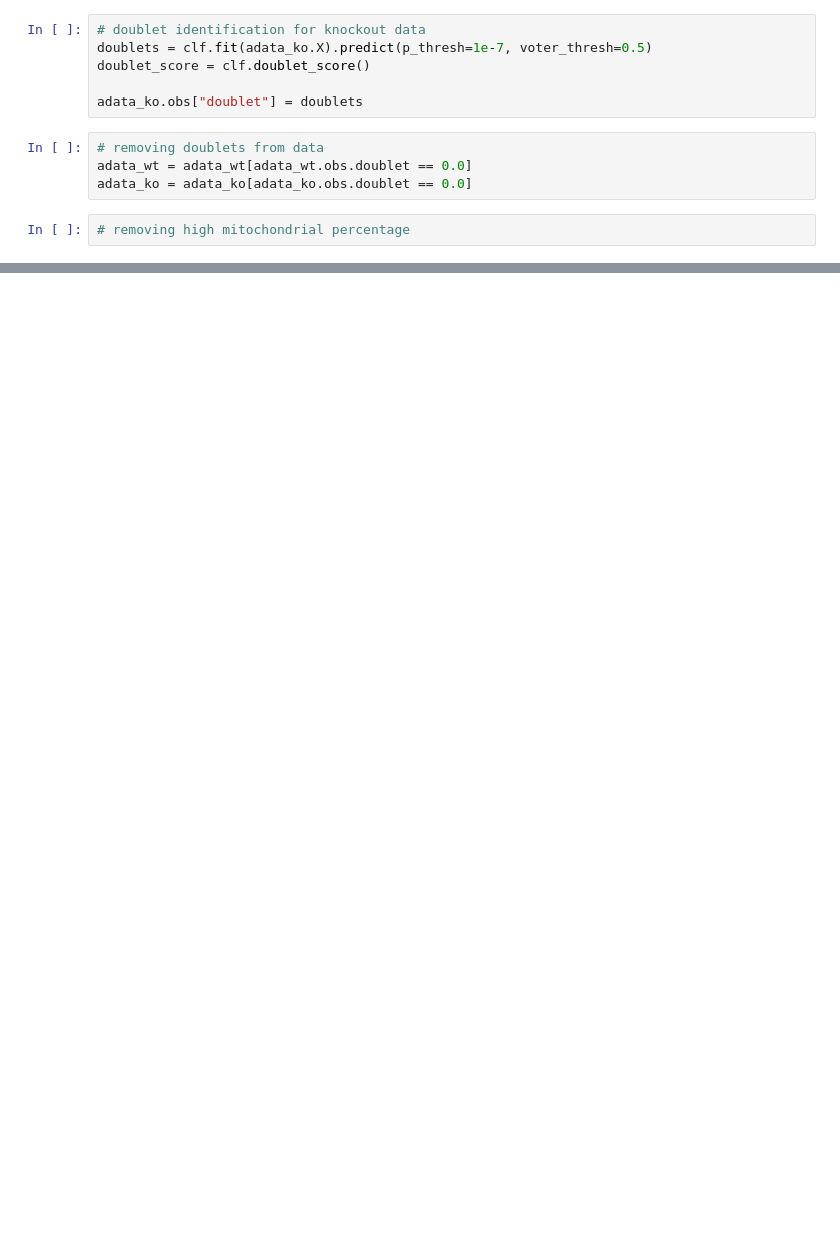
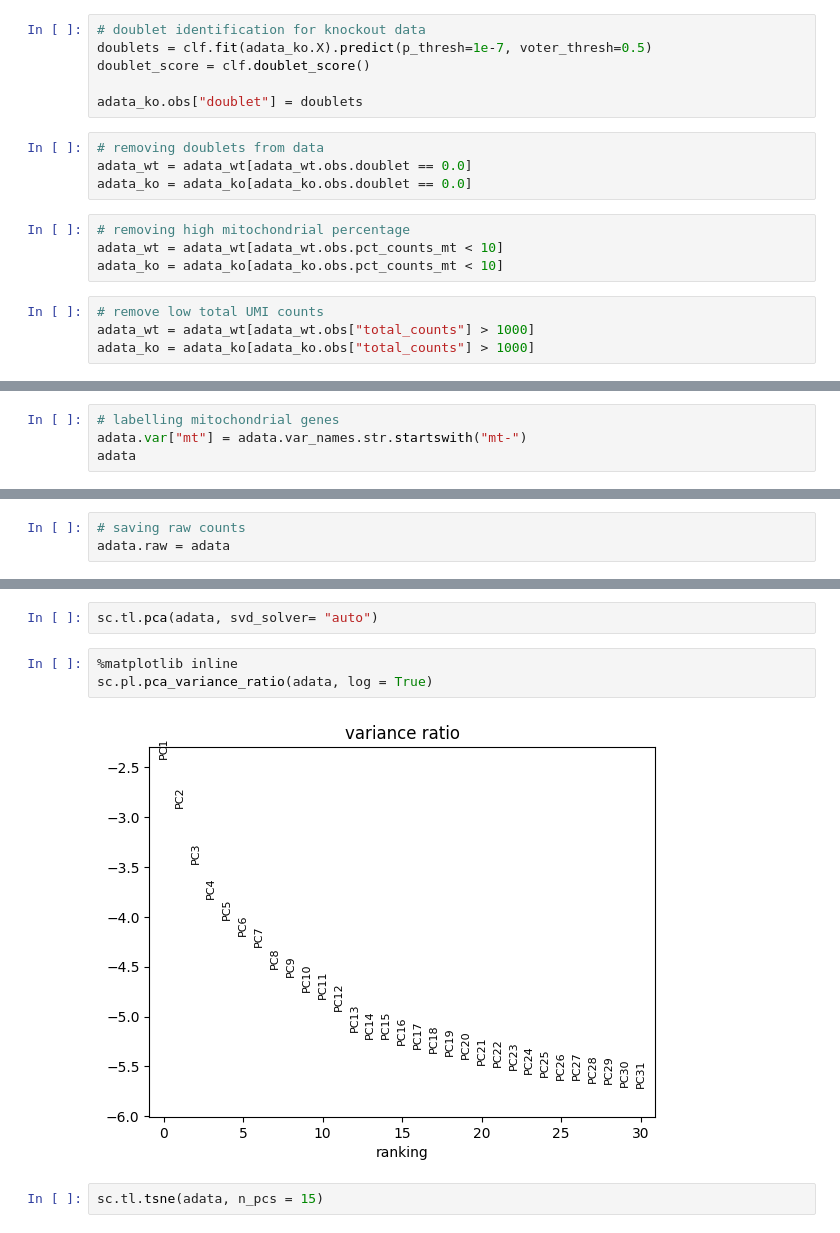
Before and after one commit to so0nho/GSE_176204, a Jupyter notebook: pan_et_al.ipynb, the cells around one changed output, grey strips where cells are left out. Cells and saved outputs as stored; diff of their text form; blank space fills up the shorter version.

```diff
--- a/pan_et_al.ipynb
+++ b/pan_et_al.ipynb
@@ -56,4 +65,10 @@ adata_wt = adata_wt[adata_wt.obs.doublet == 0.0]
 adata_ko = adata_ko[adata_ko.obs.doublet == 0.0]
 # %%
 # removing high mitochondrial percentage
+adata_wt = adata_wt[adata_wt.obs.pct_counts_mt < 10]
+adata_ko = adata_ko[adata_ko.obs.pct_counts_mt < 10]
+# %%
+# remove low total UMI counts
+adata_wt = adata_wt[adata_wt.obs["total_counts"] > 1000]
+adata_ko = adata_ko[adata_ko.obs["total_counts"] > 1000]
 # %%
@@ -68,0 +81,4 @@ AnnData object with n_obs × n_vars = 4520 × 31053
+# %%
+# labelling mitochondrial genes
+adata.var["mt"] = adata.var_names.str.startswith("mt-")
+adata
@@ -68,0 +106,3 @@ AnnData object with n_obs × n_vars = 4520 × 31053
+# %%
+# saving raw counts
+adata.raw = adata
@@ -68,0 +128,9 @@ AnnData object with n_obs × n_vars = 4520 × 31053
+# %%
+sc.tl.pca(adata, svd_solver= "auto")
+# %%
+%matplotlib inline
+sc.pl.pca_variance_ratio(adata, log = True)
+# %% [output]
+[figure, added]
+# %%
+sc.tl.tsne(adata, n_pcs = 15)
```
Also changed, not shown: parts of 22 cells of this notebook.
